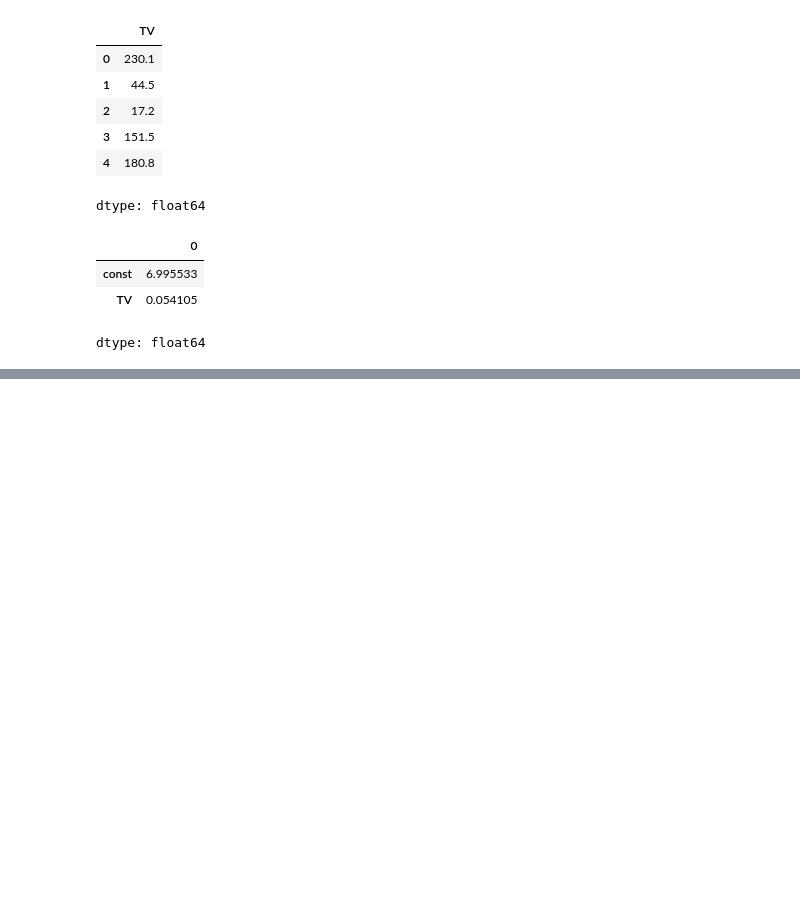
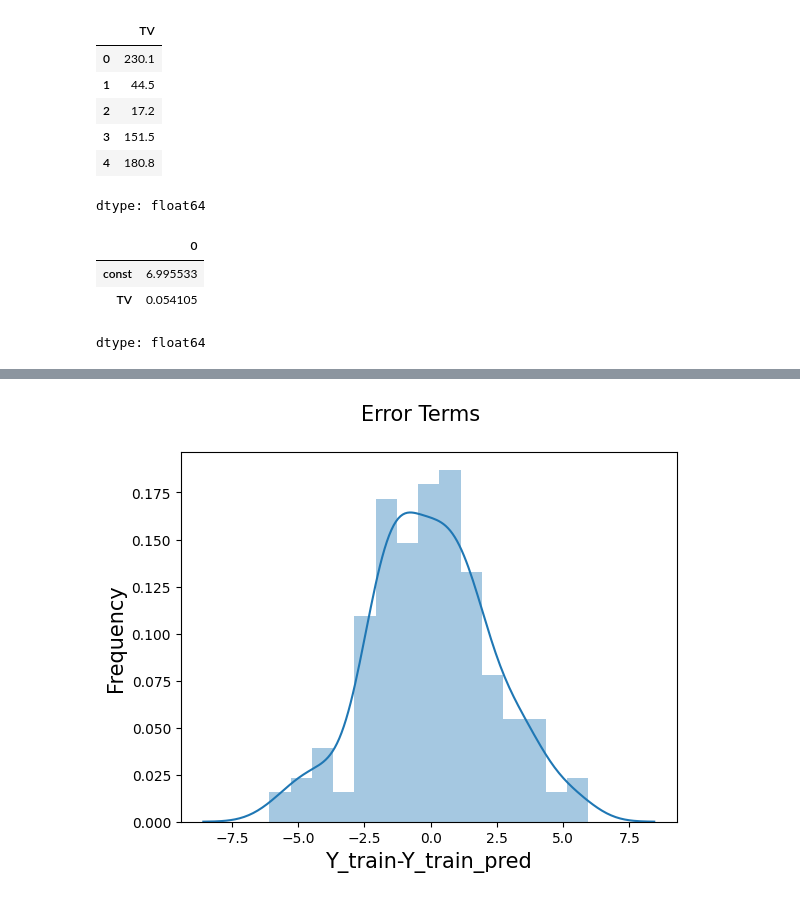
Before and after one commit to AustinKarki/75-Days-of-Coding-Challenge, a Jupyter notebook: Linear_Regression.ipynb, the cells around one changed output, grey strips where cells are left out. Saved outputs shown, nothing was run; the diff lists cells and outputs as text; code cells hidden in the pictures; blank space fills up the shorter version.

```diff
--- a/Linear_Regression.ipynb
+++ b/Linear_Regression.ipynb
@@ -129,0 +157,14 @@ Notes:
+# %%
+y_train_pred=lr.predict(X_train_sm)
+res=(Y_train-y_train_pred)
+
+## Probability and static for engineers tek bahadur budathoki
+# %%
+fig =plt.figure()
+sns.distplot(res,bins=15)
+fig.suptitle('Error Terms',fontsize=15)
+plt.xlabel('Y_train-Y_train_pred',fontsize=15)
+plt.ylabel('Frequency',fontsize=15)
+plt.show() # bell curve(normally distriuted,guession distribution, standard distribution)
+# %% [output]
+[figure, added]
```
Also changed, not shown: parts of 12 cells of this notebook.
